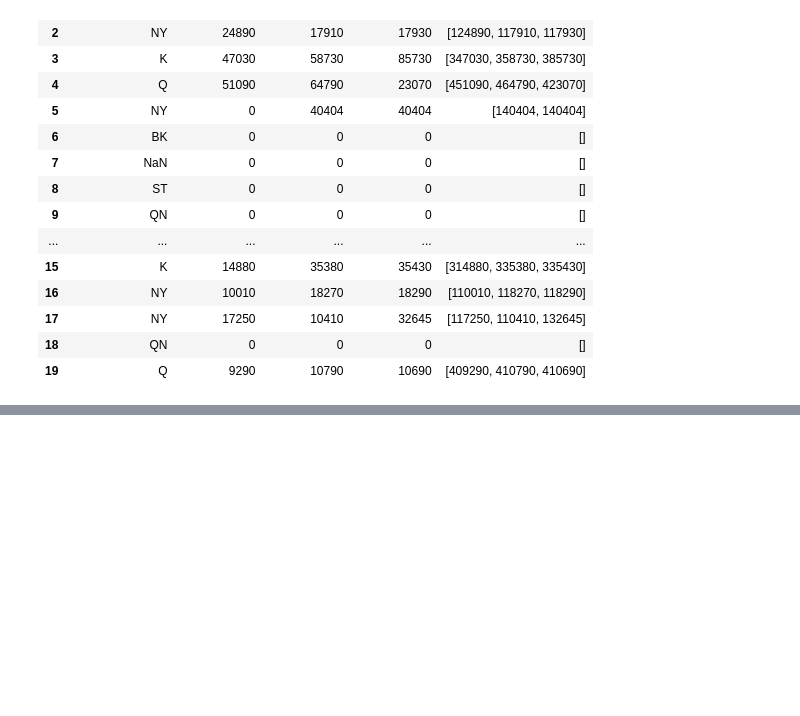
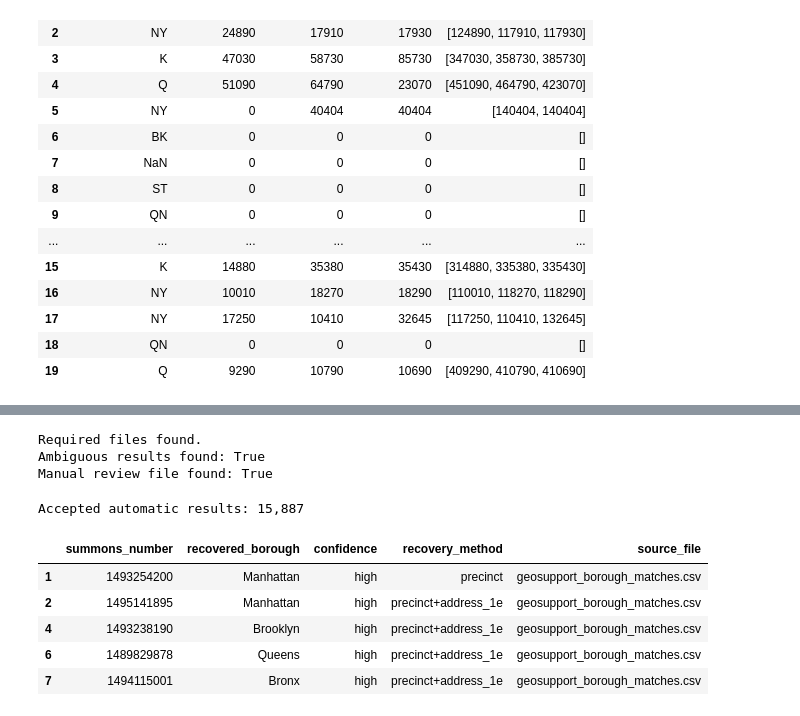
Before and after one commit to JaysonC41/parkinganalytics, a Jupyter notebook: notebooks/01_clean_nyc_parking_data.ipynb, the cells around one changed output, grey strips where cells are left out. Cells and saved outputs as stored; diff of their text form; code cells hidden in the pictures; blank space fills up the shorter version.

```diff
--- a/notebooks/01_clean_nyc_parking_data.ipynb
+++ b/notebooks/01_clean_nyc_parking_data.ipynb
@@ -1231,0 +1082,61 @@ Saved to: c:\Users\jayson.coker\Documents\nyc-parking-analytics\data\processed\a
+# %%
+required_files = [
+    DATABASE_FILE,
+    GEOSUPPORT_FILE,
+]
+
+for file in required_files:
+    if not file.exists():
+        raise FileNotFoundError(file)
+
+print("Required files found.")
+print("Ambiguous results found:", AMBIGUOUS_FILE.exists())
+print("Manual review file found:", MANUAL_FILE.exists())
+# %% [output]
+Required files found.
+Ambiguous results found: True
+Manual review file found: True
+# %%
+VALID_BOROUGHS = {
+    "Bronx",
+    "Brooklyn",
+    "Manhattan",
+    "Queens",
+    "Staten Island",
+}
+
+geosupport_results = pd.read_csv(
+    GEOSUPPORT_FILE,
+    dtype="string",
+)
+
+accepted_results = geosupport_results.loc[
+    geosupport_results["status"].eq("accepted")
+    & geosupport_results["suggested_borough"].isin(VALID_BOROUGHS),
+    [
+        "summons_number",
+        "suggested_borough",
+        "confidence",
+        "validation_method",
+    ],
+].copy()
+
+accepted_results = accepted_results.rename(
+    columns={
+        "suggested_borough": "recovered_borough",
+        "validation_method": "recovery_method",
+    }
+)
+
+accepted_results["source_file"] = GEOSUPPORT_FILE.name
+
+print(f"Accepted automatic results: {len(accepted_results):,}")
+accepted_results.head()
+# %% [output]
+Accepted automatic results: 15,887
+|  | summons_number | recovered_borough | confidence | recovery_method | source_file |
+| 1 | 1493254200 | Manhattan | high | precinct | geosupport_borough_matches.csv |
+| 2 | 1495141895 | Manhattan | high | precinct+address_1e | geosupport_borough_matches.csv |
+| 4 | 1493238190 | Brooklyn | high | precinct+address_1e | geosupport_borough_matches.csv |
+| 6 | 1489829878 | Queens | high | precinct+address_1e | geosupport_borough_matches.csv |
+| 7 | 1494115001 | Bronx | high | precinct+address_1e | geosupport_borough_matches.csv |
```
Also changed, not shown: parts of 12 cells of this notebook, 1 other file.
